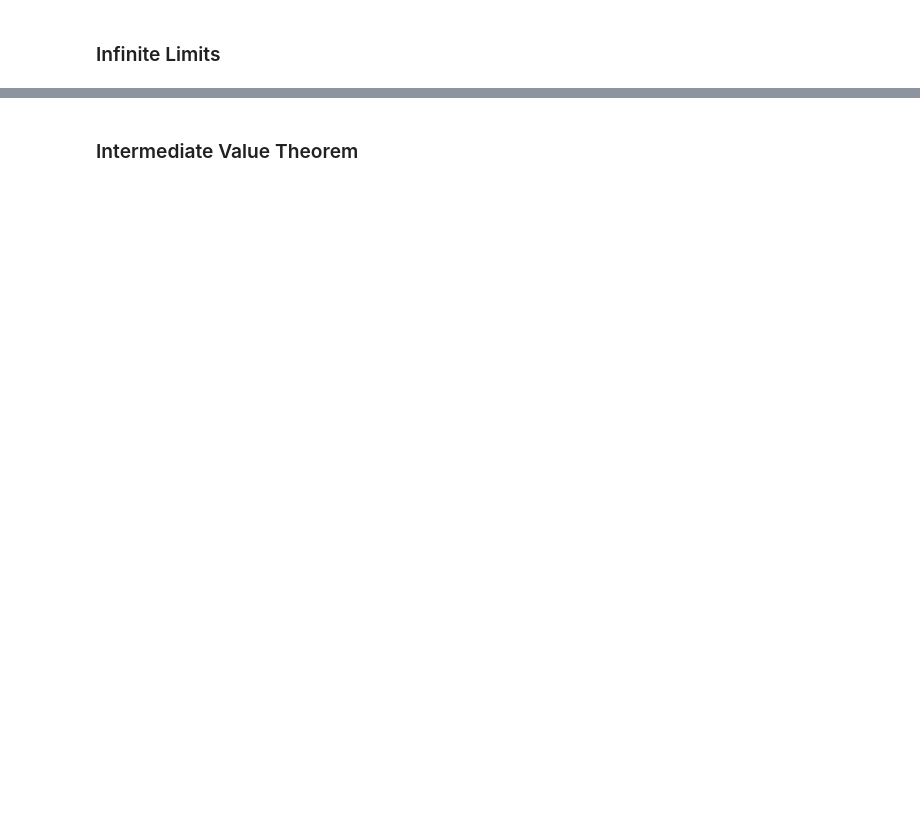
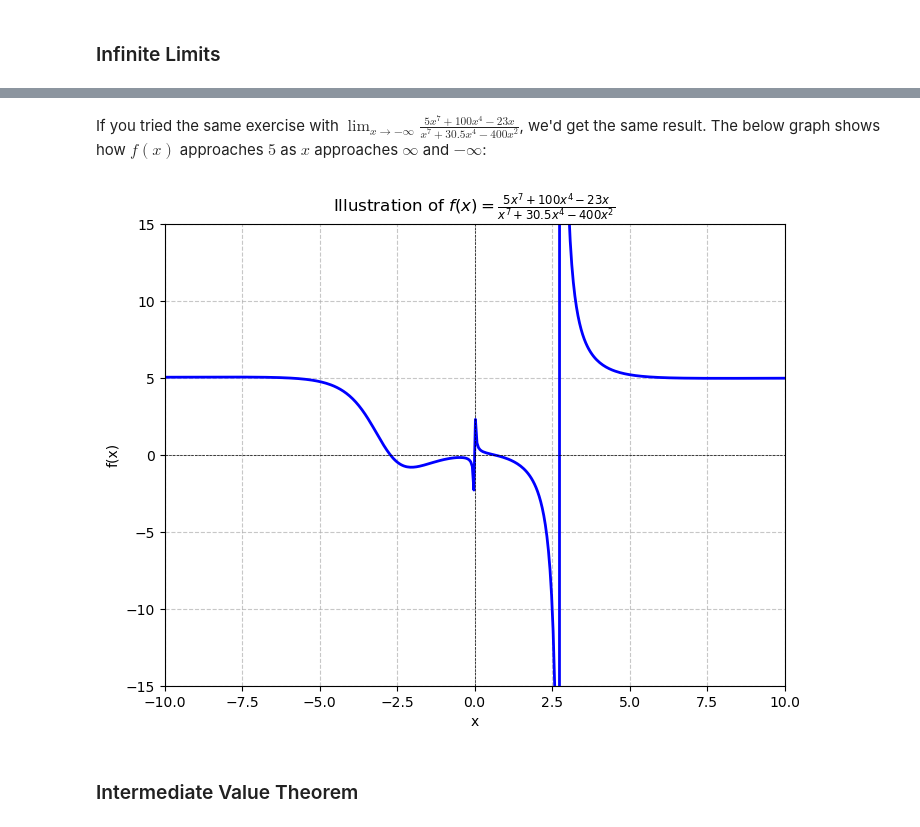
Before and after one commit to gabecano4308/calculus-visualized, a Jupyter notebook: 1) limits/1) limits.ipynb, the cells around one changed output, grey strips where cells are left out. Drawn from its saved outputs; the diff is of its cells as text; code cells hidden in the pictures; blank space fills up the shorter version.

```diff
--- a/1) limits/1) limits.ipynb
+++ b/1) limits/1) limits.ipynb
@@ -242,2 +321,32 @@ plt.show()
+# %% [markdown]
+If you tried the same exercise with $\lim_{{x \to -\infty}}\frac{5x^7 + 100x^4 - 23x}{x^7 + 30.5x^4 - 400x^2}$, we'd get the same result. The below graph shows how $f(x)$ approaches $5$ as $x$ approaches $\infty$ and $-\infty$:
+# %%
+# Define the function f(x) = (5*x**7 + 100*x**4)/(x**7 - 400*x**2)
+def f(x):
+    return (5*x**7 + 100*x**4 - 23*x)/(x**7 + 30.5*x**4 - 400*x**2)
+
+# Generate x values from 1 to 10 (or any other appropriate range)
+x = np.linspace(-10, 10, 400)
+
+# Generate y values using the function f(x)
+y = f(x)
+
+# Plot the function
+plt.figure(figsize=(8, 6))
+plt.plot(x, y,color='blue', linewidth=2)
+
+# Add labels and title
+plt.xlabel('x')
+plt.ylabel('f(x)')
+plt.title(r'Illustration of $f(x) = \frac{5x^7 + 100x^4 - 23x}{x^7 + 30.5x^4 - 400x^2}$')
+plt.axhline(0, color='black', linewidth=0.5, linestyle='--')  # x-axis
+plt.axvline(0, color='black', linewidth=0.5, linestyle='--')  # y-axis
+plt.grid(True, linestyle='--', alpha=0.7)
+plt.xlim(-10, 10)
+plt.ylim(-15, 15)  # Set y-axis limits for better visualization
+
+plt.show()
+# %% [output]
+[figure, added]
 # %% [markdown]
 ### Intermediate Value Theorem
```
Also changed, not shown: parts of 11 cells of this notebook, 1 other file.
